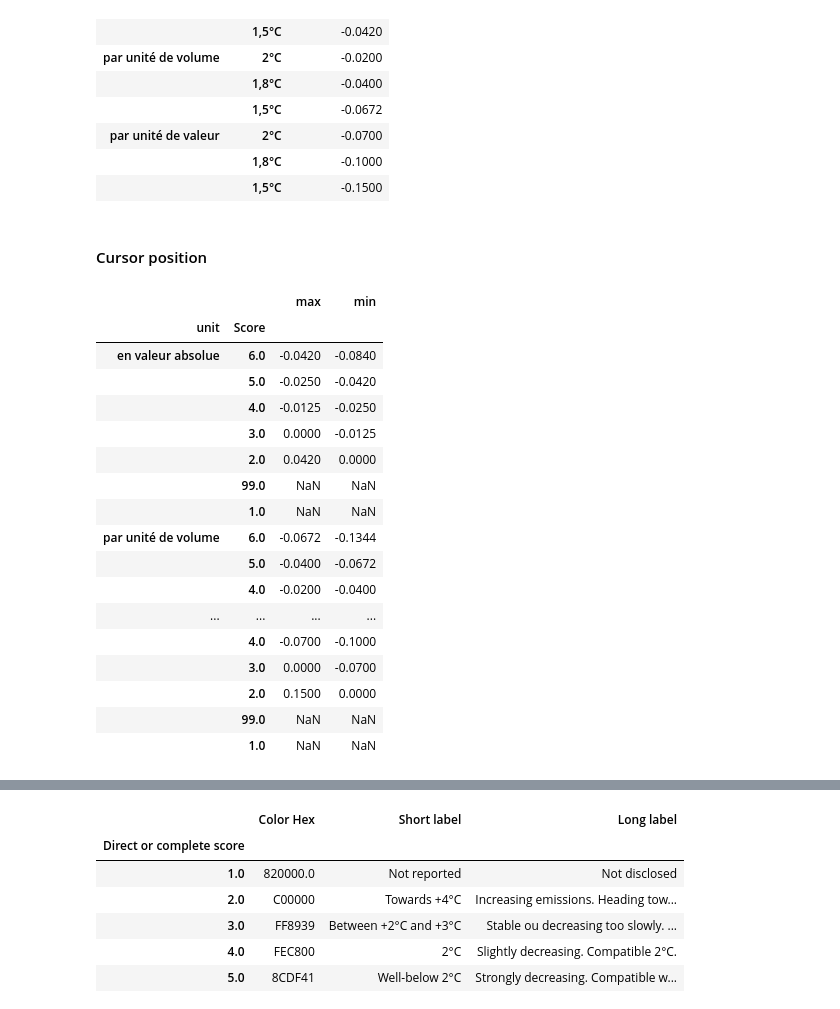
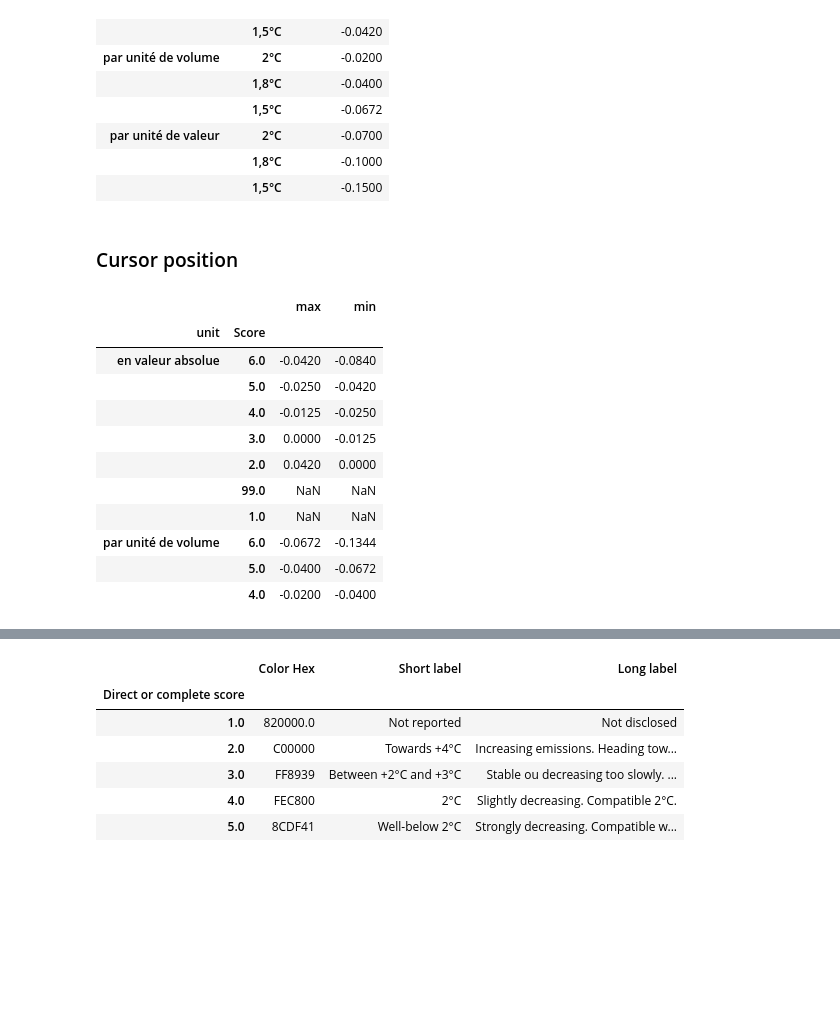
Before and after one commit to dataforgoodfr/batch10_notaclimat, a Jupyter notebook: data_engineering/data_engineering_1.ipynb, the cells around one changed output, grey strips where cells are left out. Saved outputs shown, nothing was run; the diff lists cells and outputs as text; code cells hidden in the pictures; blank space fills up the shorter version.

```diff
--- a/data_engineering/data_engineering_1.ipynb
+++ b/data_engineering/data_engineering_1.ipynb
@@ -133,32 +57,26 @@ df_coeff_director
 |  | 1,8°C | -0.1000 |
 |  | 1,5°C | -0.1500 |
 # %% [markdown]
-#### Cursor position
+### Cursor position
 # %%
 df_pos_cursors = df_pos_cursors.drop(columns=["Catégorie du secteur","Intervalle","Commentaire","level"]).rename(columns={"Value type - Grandeur utilisée (évolution annuelle CO2)":"unit",
                 "Borne max (évolution annuelle CO2)":"max",
                 "Borne min (évolution annuelle CO2)":"min"})
 
 df_pos_cursors = df_pos_cursors.set_index(["unit","Score"])
 
-df_pos_cursors
+df_pos_cursors.head(10)
 # %% [output]
 |  |  | max | min |
 | unit | Score |  |  |
 | en valeur absolue | 6.0 | -0.0420 | -0.0840 |
 |  | 5.0 | -0.0250 | -0.0420 |
 |  | 4.0 | -0.0125 | -0.0250 |
 |  | 3.0 | 0.0000 | -0.0125 |
 |  | 2.0 | 0.0420 | 0.0000 |
 |  | 99.0 | NaN | NaN |
 |  | 1.0 | NaN | NaN |
 | par unité de volume | 6.0 | -0.0672 | -0.1344 |
 |  | 5.0 | -0.0400 | -0.0672 |
 |  | 4.0 | -0.0200 | -0.0400 |
-| ... | ... | ... | ... |
-|  | 4.0 | -0.0700 | -0.1000 |
-|  | 3.0 | 0.0000 | -0.0700 |
-|  | 2.0 | 0.1500 | 0.0000 |
-|  | 99.0 | NaN | NaN |
-|  | 1.0 | NaN | NaN |
 # %% [markdown]
```
Also changed, not shown: parts of 75 cells of this notebook, 1 other file.
